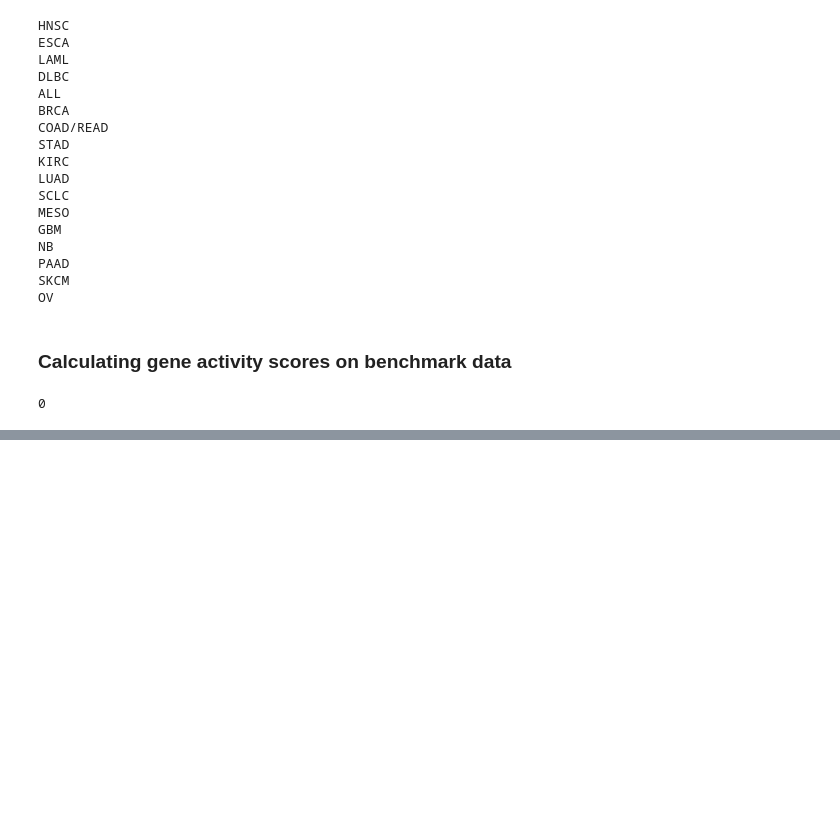
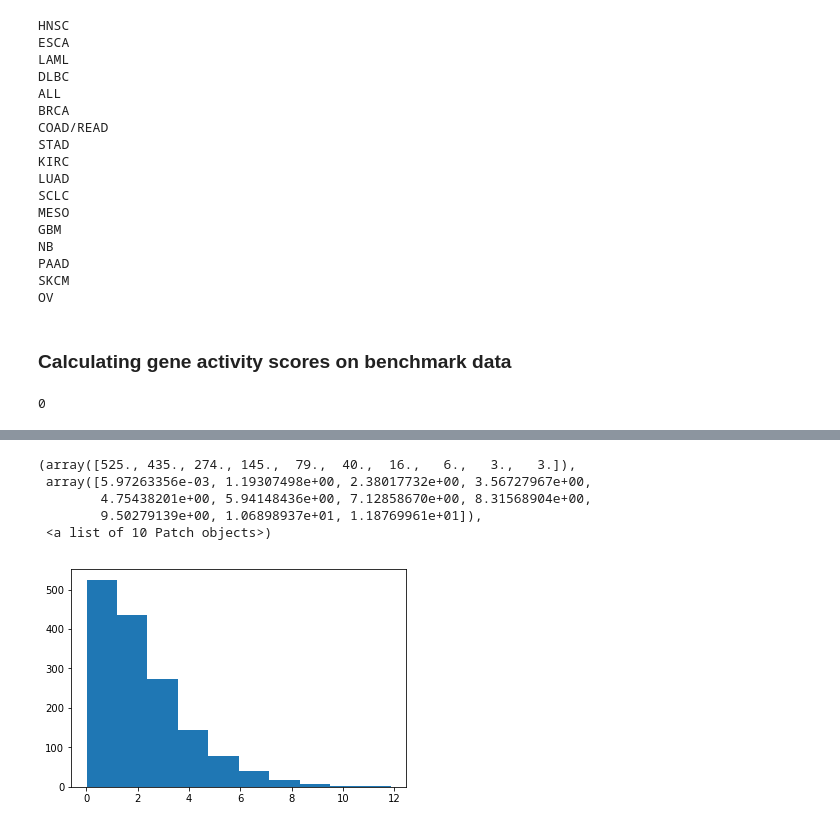
Before and after one commit to bence-szalai/why-pathway-methods-work, a Jupyter notebook: notebooks/1_data_preprocess_and_generation.ipynb, the cells around one changed output, grey strips where cells are left out. Saved outputs shown, nothing was run; the diff lists cells and outputs as text; code cells hidden in the pictures; blank space fills up the shorter version.

```diff
--- a/notebooks/1_data_preprocess_and_generation.ipynb
+++ b/notebooks/1_data_preprocess_and_generation.ipynb
@@ -282,0 +350,12 @@ call(['Rscript','../code/run_viper.R'])
+# %%
+data = pd.read_csv('../results/benchmark/z_scores/progeny/single/BEST_dorothea_AB_filtered.csv',sep=',',header=0,
+                  index_col=0)
+# %%
+plt.hist(data.abs().values.reshape((1,-1))[0])
+# %% [output]
+(array([525., 435., 274., 145.,  79.,  40.,  16.,   6.,   3.,   3.]),
+ array([5.97263356e-03, 1.19307498e+00, 2.38017732e+00, 3.56727967e+00,
+        4.75438201e+00, 5.94148436e+00, 7.12858670e+00, 8.31568904e+00,
+        9.50279139e+00, 1.06898937e+01, 1.18769961e+01]),
+ <a list of 10 Patch objects>)
+[figure, added]
```
Also changed, not shown: parts of 13 cells of this notebook, 3 other files.
